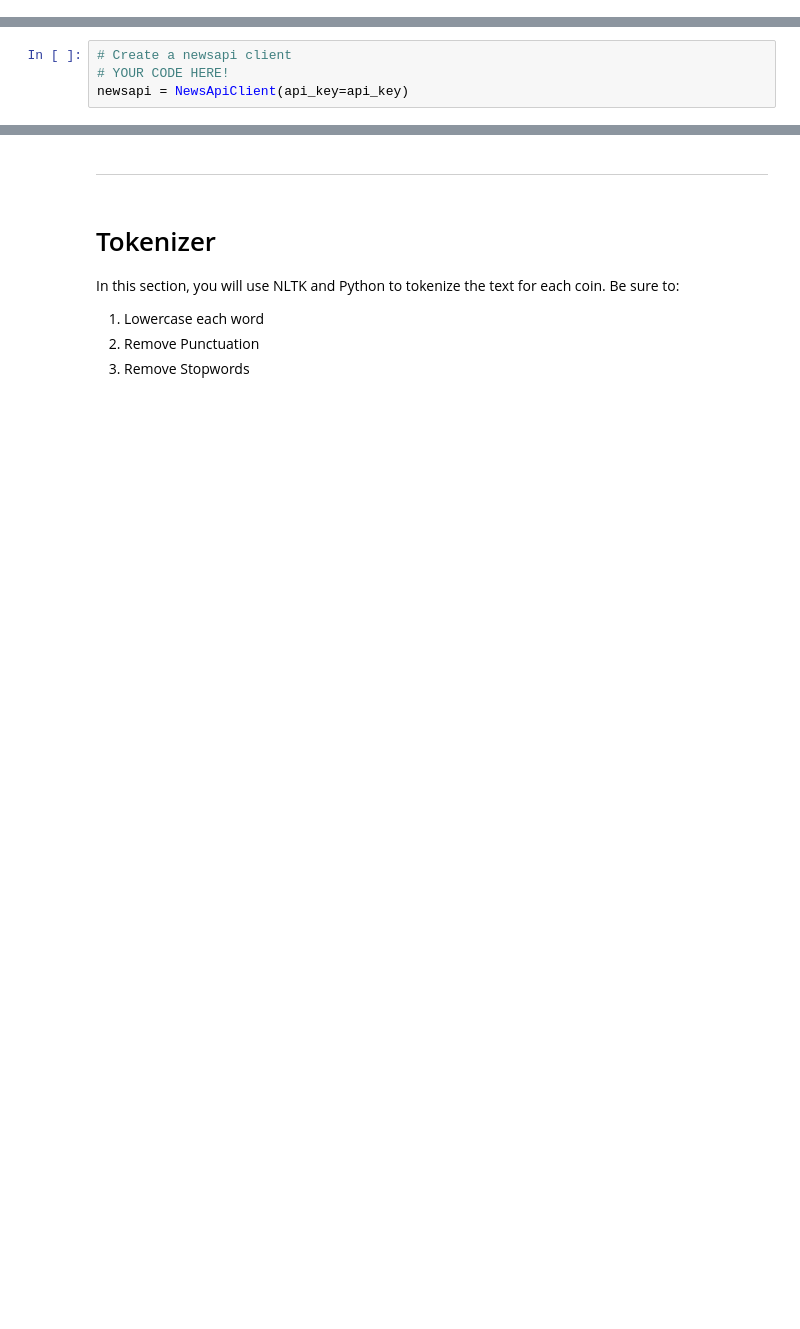
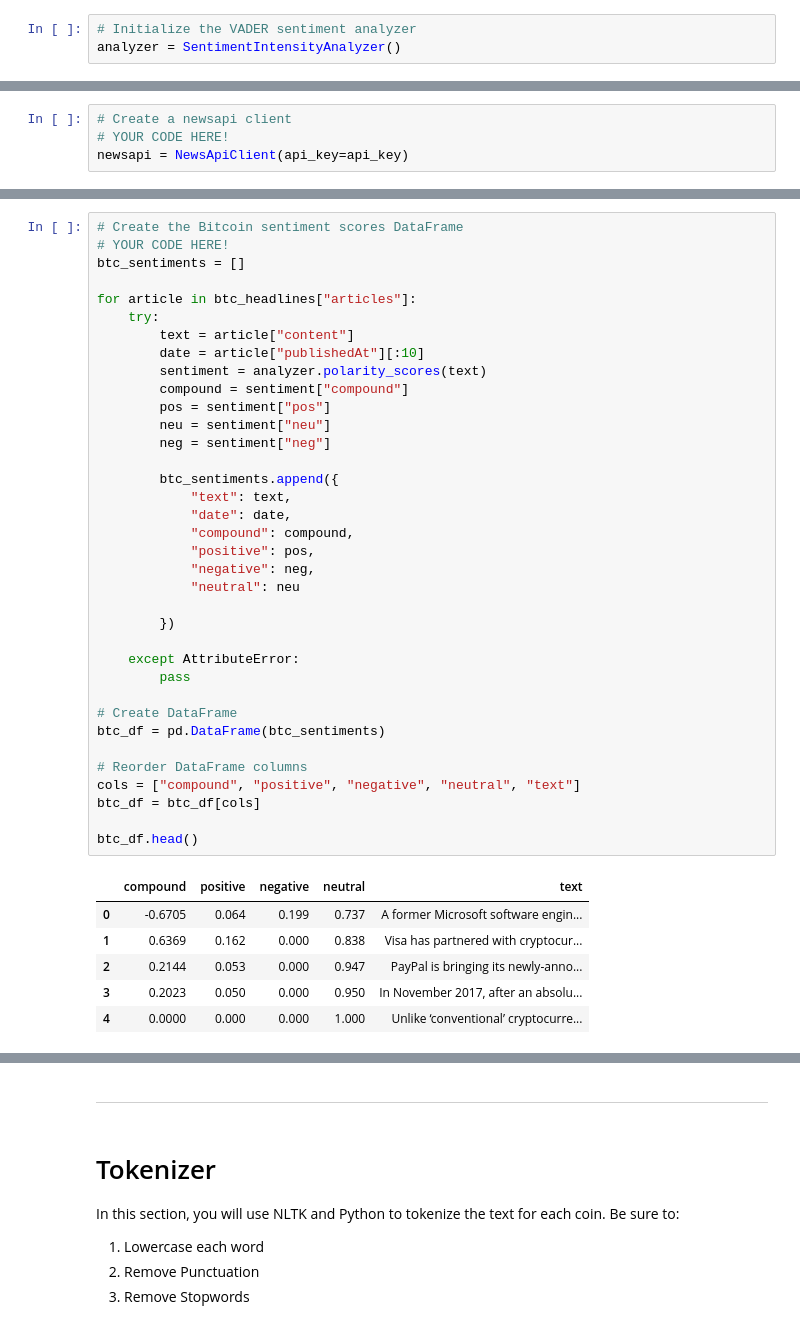
Before and after one commit to jtmcginley123/unit12, a Jupyter notebook: Starter_Code/crypto_sentiment.ipynb, the cells around one changed output, grey strips where cells are left out. Saved outputs shown, nothing was run; the diff lists cells and outputs as text; blank space fills up the shorter version.

```diff
--- a/Starter_Code/crypto_sentiment.ipynb
+++ b/Starter_Code/crypto_sentiment.ipynb
@@ -16,6 +16,9 @@ from nltk.sentiment.vader import SentimentIntensityAnalyzer
 analyzer = SentimentIntensityAnalyzer()
 
 %matplotlib inline
+# %%
+# Initialize the VADER sentiment analyzer
+analyzer = SentimentIntensityAnalyzer()
 # %%
 # Read your api key environment variable
 # YOUR CODE HERE!
@@ -43,0 +69,43 @@ TypeError: expected string or bytes-like object
+# %%
+# Create the Bitcoin sentiment scores DataFrame
+# YOUR CODE HERE!
+btc_sentiments = []
+
+for article in btc_headlines["articles"]:
+    try:
+        text = article["content"]
+        date = article["publishedAt"][:10]
+        sentiment = analyzer.polarity_scores(text)
+        compound = sentiment["compound"]
+        pos = sentiment["pos"]
+        neu = sentiment["neu"]
+        neg = sentiment["neg"]
+
+        btc_sentiments.append({
+            "text": text,
+            "date": date,
+            "compound": compound,
+            "positive": pos,
+            "negative": neg,
+            "neutral": neu
+
+        })
+
+    except AttributeError:
+        pass
+
+# Create DataFrame
+btc_df = pd.DataFrame(btc_sentiments)
+
+# Reorder DataFrame columns
+cols = ["compound", "positive", "negative", "neutral", "text"]
+btc_df = btc_df[cols]
+
+btc_df.head()
+# %% [output]
+|  | compound | positive | negative | neutral | text |
+| 0 | -0.6705 | 0.064 | 0.199 | 0.737 | A former Microsoft software engin... |
+| 1 | 0.6369 | 0.162 | 0.000 | 0.838 | Visa has partnered with cryptocur... |
+| 2 | 0.2144 | 0.053 | 0.000 | 0.947 | PayPal is bringing its newly-anno... |
+| 3 | 0.2023 | 0.050 | 0.000 | 0.950 | In November 2017, after an absolu... |
+| 4 | 0.0000 | 0.000 | 0.000 | 1.000 | Unlike ‘conventional’ cryptocurre... |
```
Also changed, not shown: parts of 14 cells of this notebook, 1 other file.
